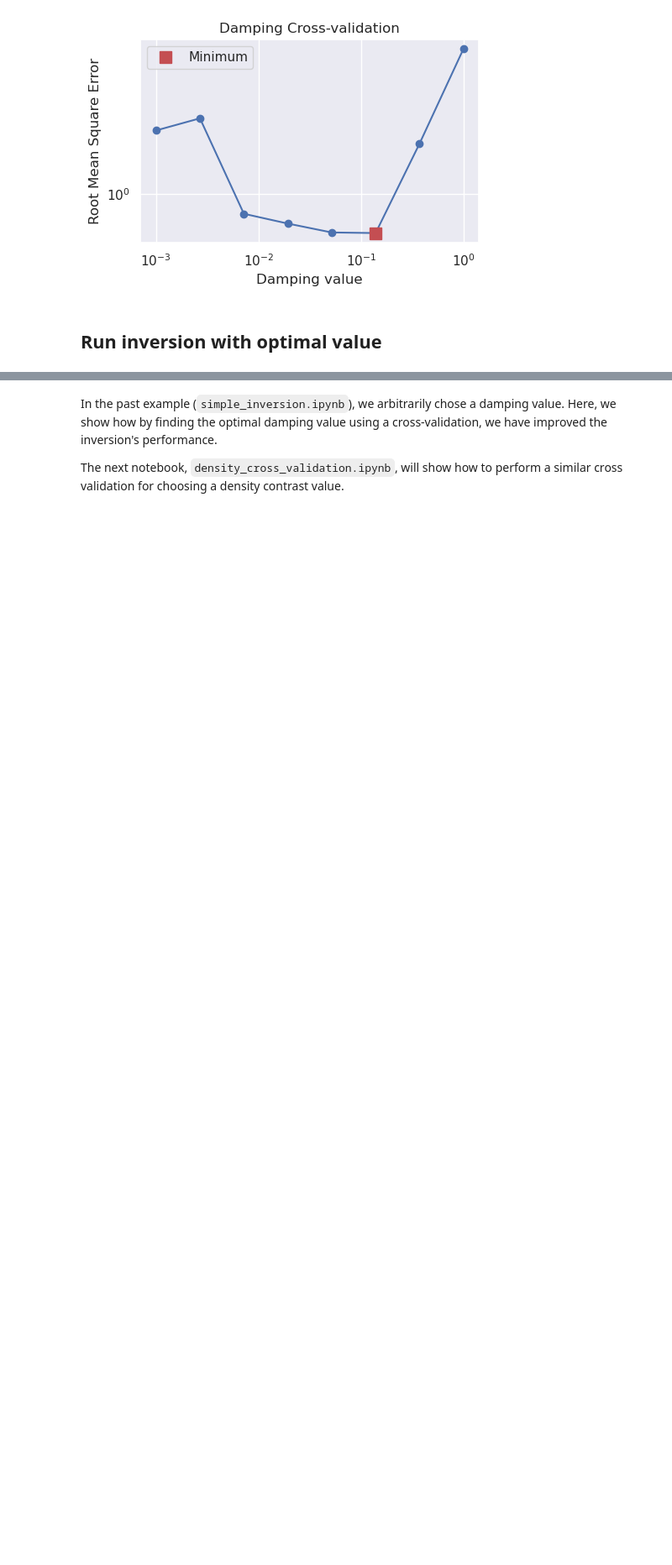
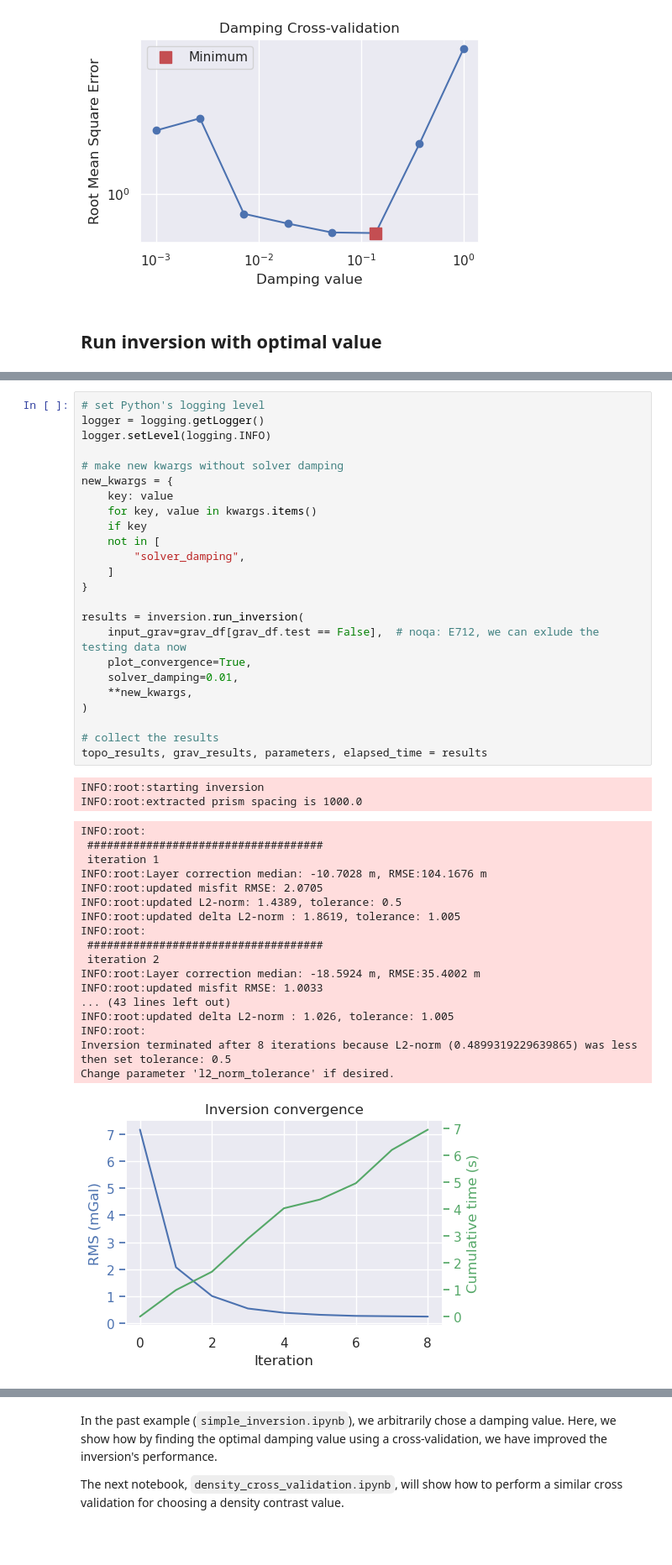
Before and after one commit to mdtanker/invert4geom, a Jupyter notebook: docs/user_guide/damping_cross_validation.ipynb, the cells around one changed output, grey strips where cells are left out. Shown at 84% size. Saved outputs shown, nothing was run; the diff lists cells and outputs as text; blank space fills up the shorter version.

```diff
--- a/docs/user_guide/damping_cross_validation.ipynb
+++ b/docs/user_guide/damping_cross_validation.ipynb
@@ -340,0 +348,45 @@ _ = polar_utils.grd_compare(
+# %%
+# set Python's logging level
+logger = logging.getLogger()
+logger.setLevel(logging.INFO)
+
+# make new kwargs without solver damping
+new_kwargs = {
+    key: value
+    for key, value in kwargs.items()
+    if key
+    not in [
+        "solver_damping",
+    ]
+}
+
+results = inversion.run_inversion(
+    input_grav=grav_df[grav_df.test == False],  # noqa: E712, we can exlude the testing data now
+    plot_convergence=True,
+    solver_damping=0.01,
+    **new_kwargs,
+)
+
+# collect the results
+topo_results, grav_results, parameters, elapsed_time = results
+# %% [output]
+INFO:root:starting inversion
+INFO:root:extracted prism spacing is 1000.0
+INFO:root:
+ ####################################
+ iteration 1
+INFO:root:Layer correction median: -10.7028 m, RMSE:104.1676 m
+INFO:root:updated misfit RMSE: 2.0705
+INFO:root:updated L2-norm: 1.4389, tolerance: 0.5
+INFO:root:updated delta L2-norm : 1.8619, tolerance: 1.005
+INFO:root:
+ ####################################
+ iteration 2
+INFO:root:Layer correction median: -18.5924 m, RMSE:35.4002 m
+INFO:root:updated misfit RMSE: 1.0033
+... (43 lines left out)
+INFO:root:updated delta L2-norm : 1.026, tolerance: 1.005
+INFO:root:
+Inversion terminated after 8 iterations because L2-norm (0.4899319229639865) was less then set tolerance: 0.5
+Change parameter 'l2_norm_tolerance' if desired.
+[figure, added]
```
Also changed, not shown: parts of 14 cells of this notebook, 8 other files.
